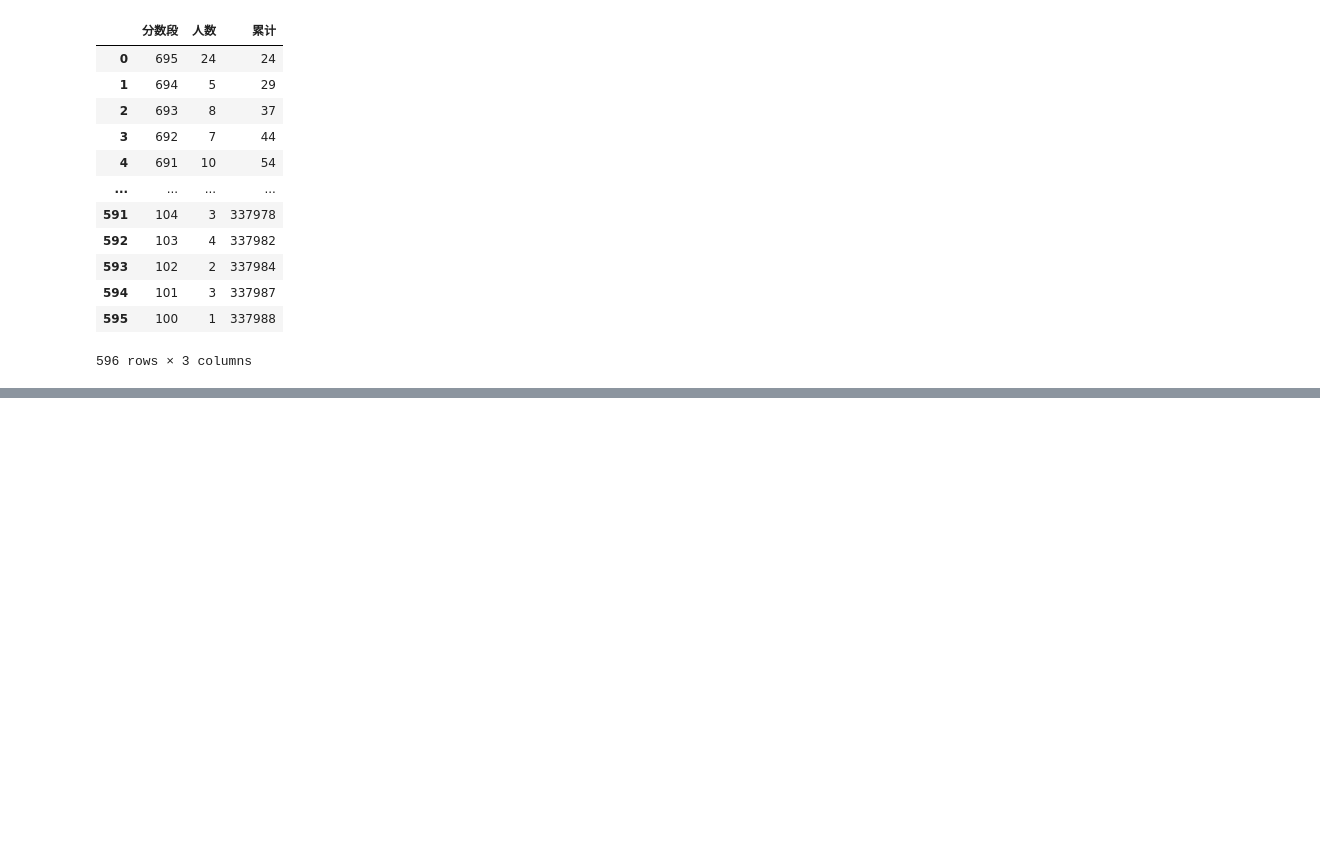
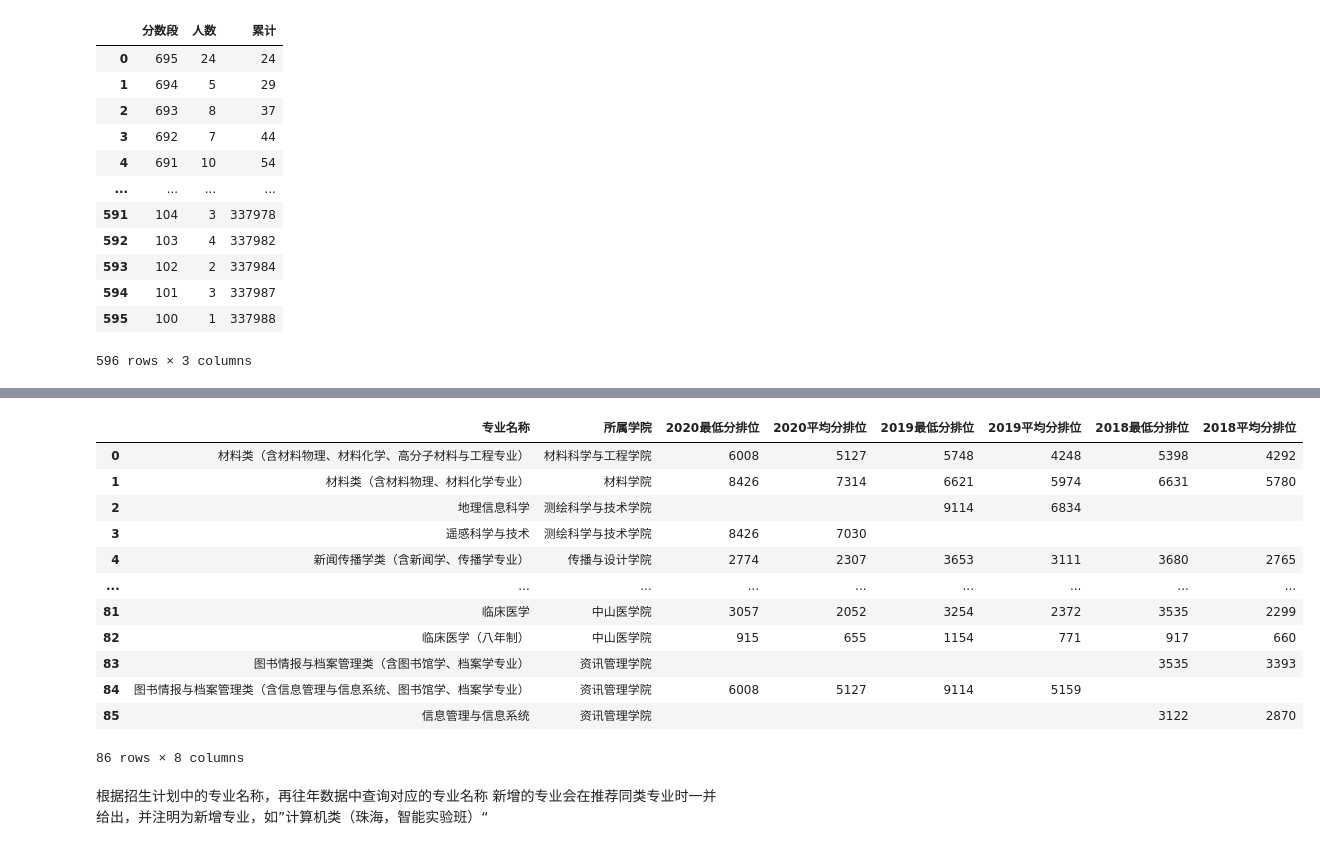
Before and after one commit to jiayu1011/CollegeApplicationGuidance, a Jupyter notebook: CollegeApplicationGuiding.ipynb, the cells around one changed output, grey strips where cells are left out. Drawn from its saved outputs; the diff is of its cells as text; code cells hidden in the pictures; blank space fills up the shorter version.

```diff
--- a/CollegeApplicationGuiding.ipynb
+++ b/CollegeApplicationGuiding.ipynb
@@ -53,0 +160,19 @@ scoreOrRank = input('请输入您的分数或排名:(xxx分/xxx名)')
+# %%
+df_admission
+# %% [output]
+|  | 专业名称 | 所属学院 | 2020最低分排位 | 2020平均分排位 | 2019最低分排位 | 2019平均分排位 | 2018最低分排位 | 2018平均分排位 |
+| 0 | 材料类（含材料物理、材料化学、高分子材料与工程专业） | 材料科学与工程学院 | 6008 | 5127 | 5748 | 4248 | 5398 | 4292 |
+| 1 | 材料类（含材料物理、材料化学专业） | 材料学院 | 8426 | 7314 | 6621 | 5974 | 6631 | 5780 |
+| 2 | 地理信息科学 | 测绘科学与技术学院 |  |  | 9114 | 6834 |  |  |
+| 3 | 遥感科学与技术 | 测绘科学与技术学院 | 8426 | 7030 |  |  |  |  |
+| 4 | 新闻传播学类（含新闻学、传播学专业） | 传播与设计学院 | 2774 | 2307 | 3653 | 3111 | 3680 | 2765 |
+| ... | ... | ... | ... | ... | ... | ... | ... | ... |
+| 81 | 临床医学 | 中山医学院 | 3057 | 2052 | 3254 | 2372 | 3535 | 2299 |
+| 82 | 临床医学（八年制） | 中山医学院 | 915 | 655 | 1154 | 771 | 917 | 660 |
+| 83 | 图书情报与档案管理类（含图书馆学、档案学专业） | 资讯管理学院 |  |  |  |  | 3535 | 3393 |
+| 84 | 图书情报与档案管理类（含信息管理与信息系统、图书馆学、档案学专业） | 资讯管理学院 | 6008 | 5127 | 9114 | 5159 |  |  |
+| 85 | 信息管理与信息系统 | 资讯管理学院 |  |  |  |  | 3122 | 2870 |
+86 rows × 8 columns
+# %% [markdown]
+根据招生计划中的专业名称，再往年数据中查询对应的专业名称
+新增的专业会在推荐同类专业时一并给出，并注明为新增专业，如”计算机类（珠海，智能实验班）“
```
Also changed, not shown: parts of 33 cells of this notebook, 10 other files.
